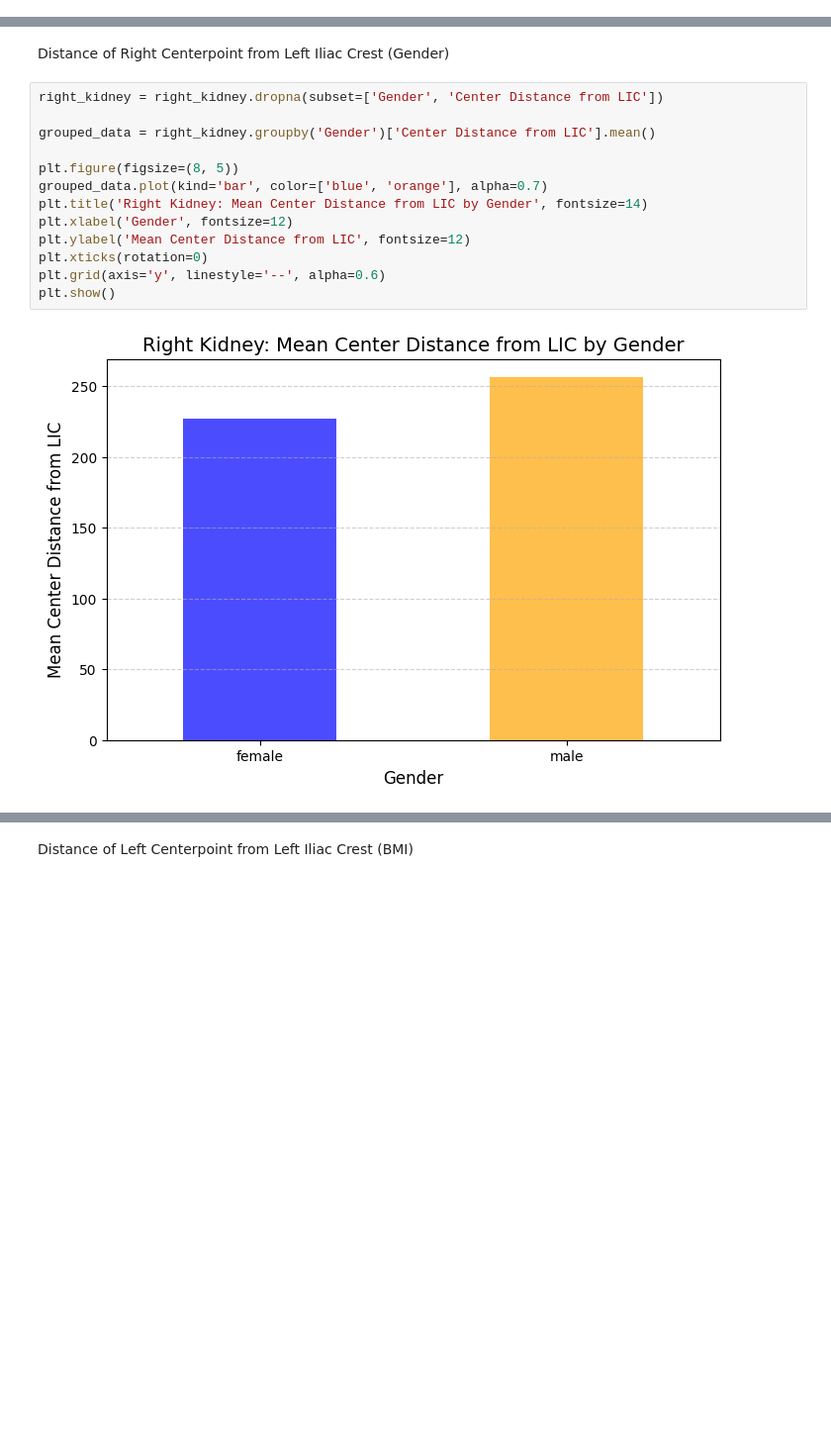
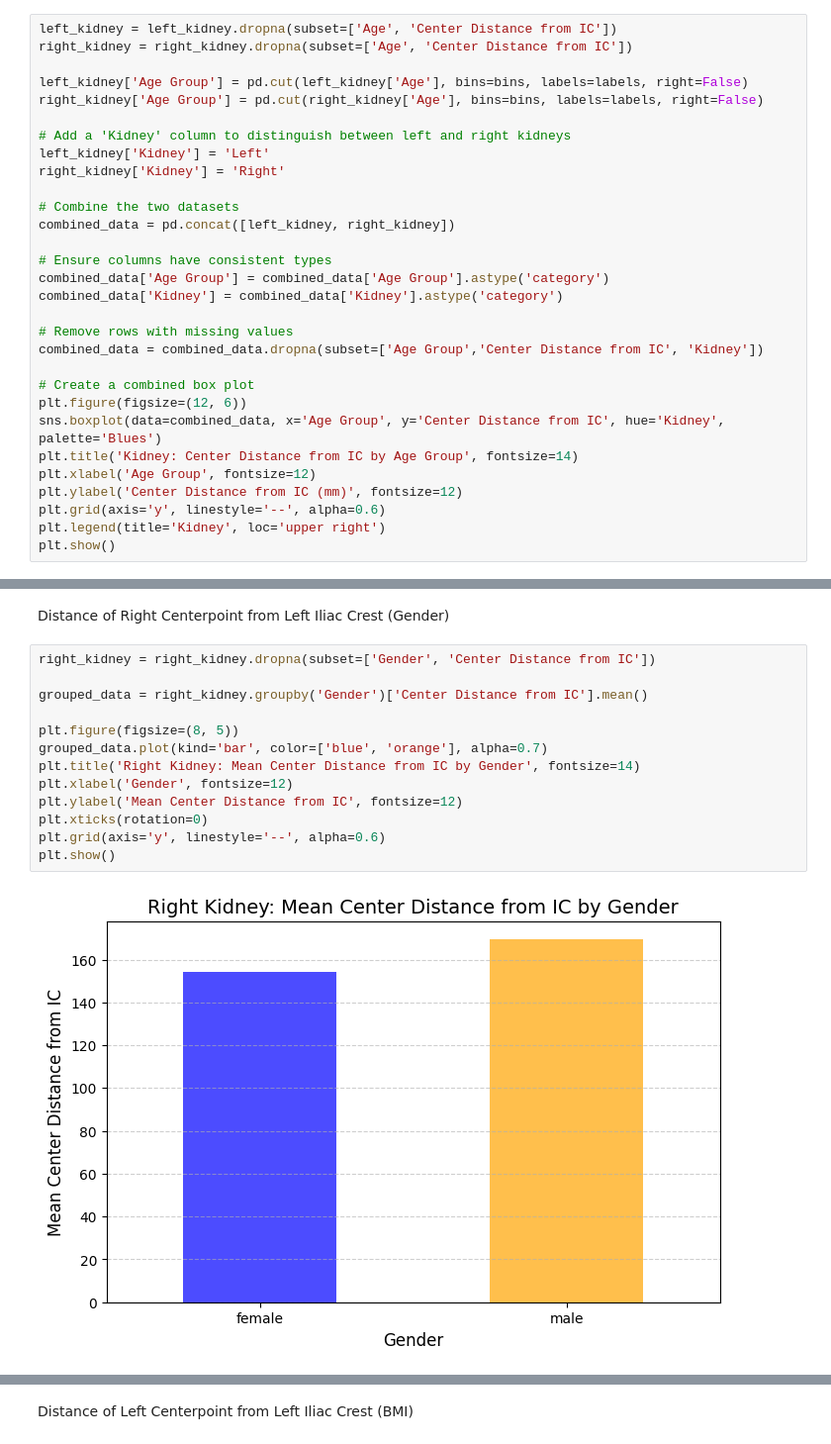
Before and after one commit to legendarychristian/sonovance, a Jupyter notebook: bounding_box.ipynb, the cells around one changed output, grey strips where cells are left out. Shown at 99% size. Saved outputs shown, nothing was run; the diff lists cells and outputs as text; blank space fills up the shorter version.

```diff
--- a/bounding_box.ipynb
+++ b/bounding_box.ipynb
@@ -138,0 +210,30 @@ plt.show()
+# %%
+left_kidney = left_kidney.dropna(subset=['Age', 'Center Distance from IC'])
+right_kidney = right_kidney.dropna(subset=['Age', 'Center Distance from IC'])
+
+left_kidney['Age Group'] = pd.cut(left_kidney['Age'], bins=bins, labels=labels, right=False)
+right_kidney['Age Group'] = pd.cut(right_kidney['Age'], bins=bins, labels=labels, right=False)
+
+# Add a 'Kidney' column to distinguish between left and right kidneys
+left_kidney['Kidney'] = 'Left'
+right_kidney['Kidney'] = 'Right'
+
+# Combine the two datasets
+combined_data = pd.concat([left_kidney, right_kidney])
+
+# Ensure columns have consistent types
+combined_data['Age Group'] = combined_data['Age Group'].astype('category')
+combined_data['Kidney'] = combined_data['Kidney'].astype('category')
+
+# Remove rows with missing values
+combined_data = combined_data.dropna(subset=['Age Group','Center Distance from IC', 'Kidney'])
+
+# Create a combined box plot
+plt.figure(figsize=(12, 6))
+sns.boxplot(data=combined_data, x='Age Group', y='Center Distance from IC', hue='Kidney', palette='Blues')
+plt.title('Kidney: Center Distance from IC by Age Group', fontsize=14)
+plt.xlabel('Age Group', fontsize=12)
+plt.ylabel('Center Distance from IC (mm)', fontsize=12)
+plt.grid(axis='y', linestyle='--', alpha=0.6)
+plt.legend(title='Kidney', loc='upper right')
+plt.show()
@@ -156,17 +259,17 @@ plt.show()
 # %% [markdown]
 Distance of Right Centerpoint from Left Iliac Crest (Gender)
 # %%
-right_kidney = right_kidney.dropna(subset=['Gender', 'Center Distance from LIC'])
+right_kidney = right_kidney.dropna(subset=['Gender', 'Center Distance from IC'])
 
-grouped_data = right_kidney.groupby('Gender')['Center Distance from LIC'].mean()
+grouped_data = right_kidney.groupby('Gender')['Center Distance from IC'].mean()
 
 plt.figure(figsize=(8, 5))
 grouped_data.plot(kind='bar', color=['blue', 'orange'], alpha=0.7)
-plt.title('Right Kidney: Mean Center Distance from LIC by Gender', fontsize=14)
+plt.title('Right Kidney: Mean Center Distance from IC by Gender', fontsize=14)
 plt.xlabel('Gender', fontsize=12)
-plt.ylabel('Mean Center Distance from LIC', fontsize=12)
+plt.ylabel('Mean Center Distance from IC', fontsize=12)
 plt.xticks(rotation=0)
 plt.grid(axis='y', linestyle='--', alpha=0.6)
 plt.show()
 # %% [output]
-[figure, old version]
+[figure, new version]
```
Also changed, not shown: parts of 23 cells of this notebook, 1 other file.
